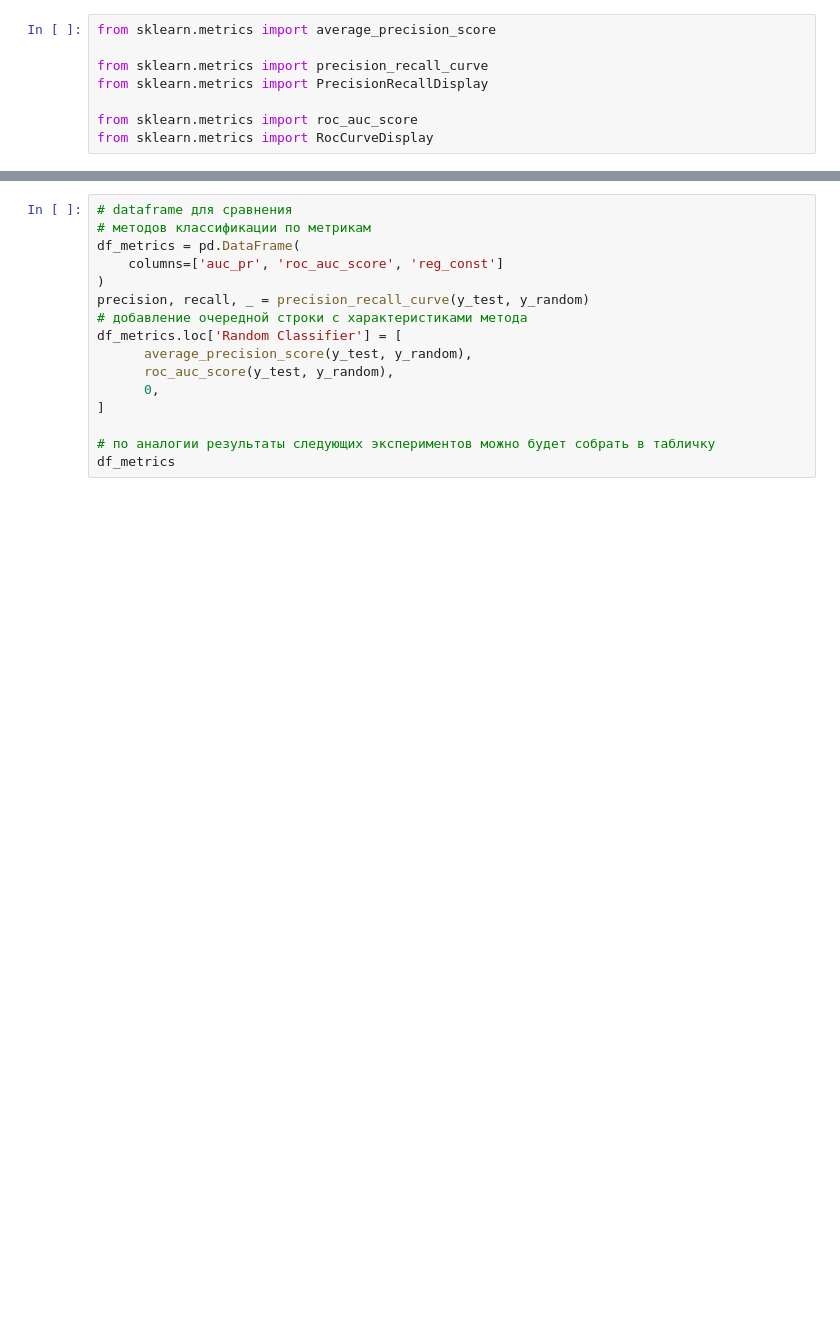
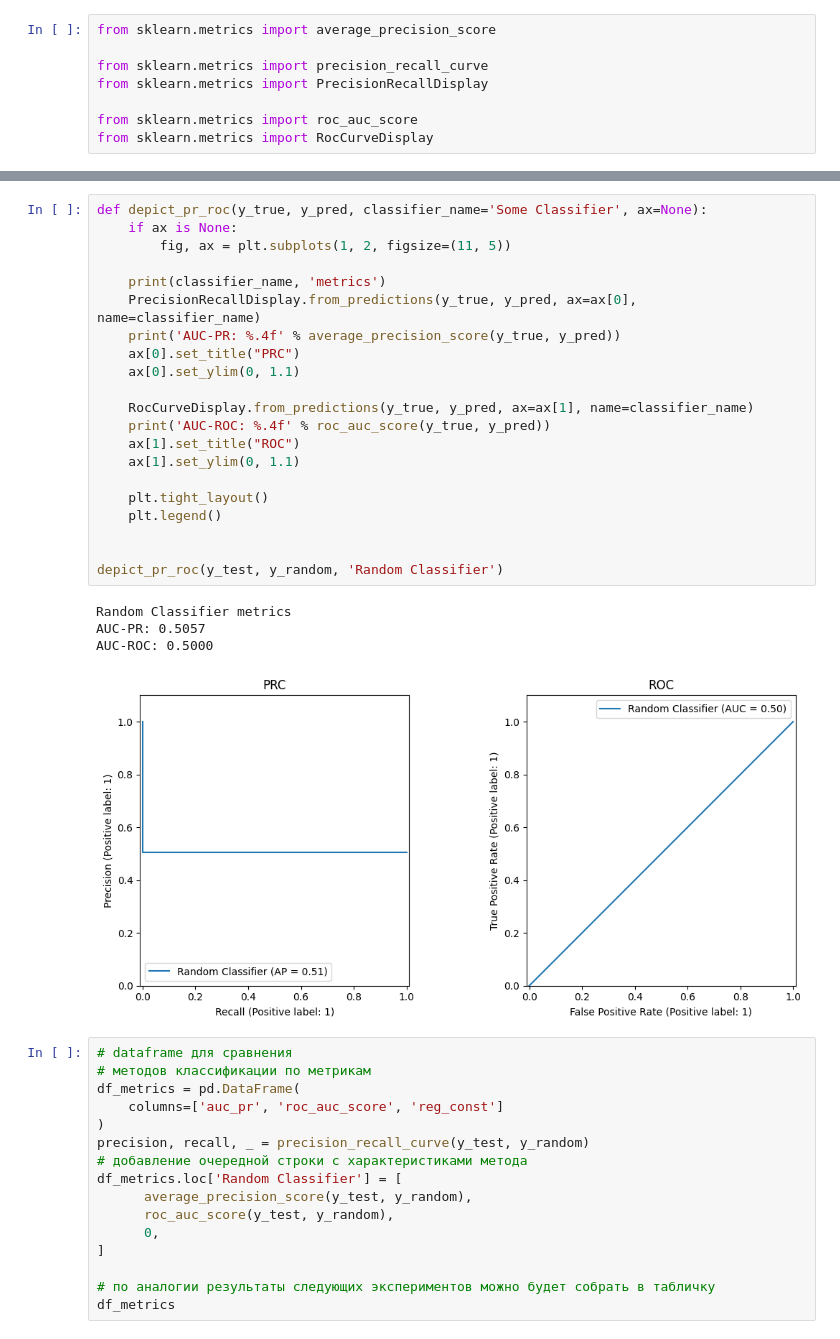
Before and after one commit to Uralbeckins/ML-Sokolov-Course, a Jupyter notebook: homework_practice_04_linclass.ipynb, the cells around one changed output, grey strips where cells are left out. Saved outputs shown, nothing was run; the diff lists cells and outputs as text; blank space fills up the shorter version.

```diff
--- a/homework_practice_04_linclass.ipynb
+++ b/homework_practice_04_linclass.ipynb
@@ -129,3 +92,29 @@ TypeError: depict_pr_roc() got an unexpected keyword argument 'ax_pr'
+# %%
+def depict_pr_roc(y_true, y_pred, classifier_name='Some Classifier', ax=None):
+    if ax is None:
+        fig, ax = plt.subplots(1, 2, figsize=(11, 5))
+
+    print(classifier_name, 'metrics')
+    PrecisionRecallDisplay.from_predictions(y_true, y_pred, ax=ax[0], name=classifier_name)
+    print('AUC-PR: %.4f' % average_precision_score(y_true, y_pred))
+    ax[0].set_title("PRC")
+    ax[0].set_ylim(0, 1.1)
+
+    RocCurveDisplay.from_predictions(y_true, y_pred, ax=ax[1], name=classifier_name)
+    print('AUC-ROC: %.4f' % roc_auc_score(y_true, y_pred))
+    ax[1].set_title("ROC")
+    ax[1].set_ylim(0, 1.1)
+
+    plt.tight_layout()
+    plt.legend()
+
+
+depict_pr_roc(y_test, y_random, 'Random Classifier')
+# %% [output]
+Random Classifier metrics
+AUC-PR: 0.5057
+AUC-ROC: 0.5000
+[figure, added]
 # %%
 # dataframe для сравнения
 # методов классификации по метрикам
```
Also changed, not shown: parts of 17 cells of this notebook.
